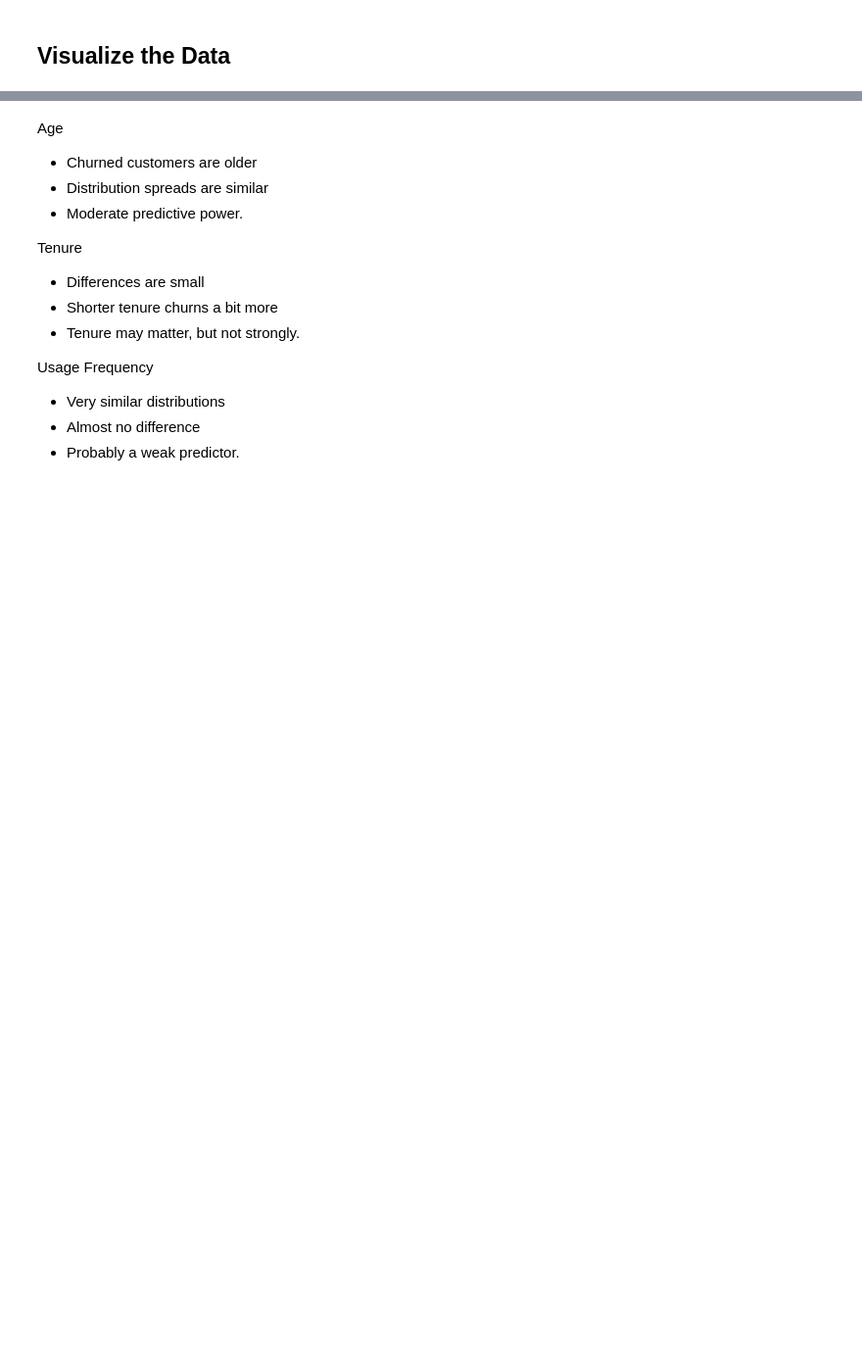
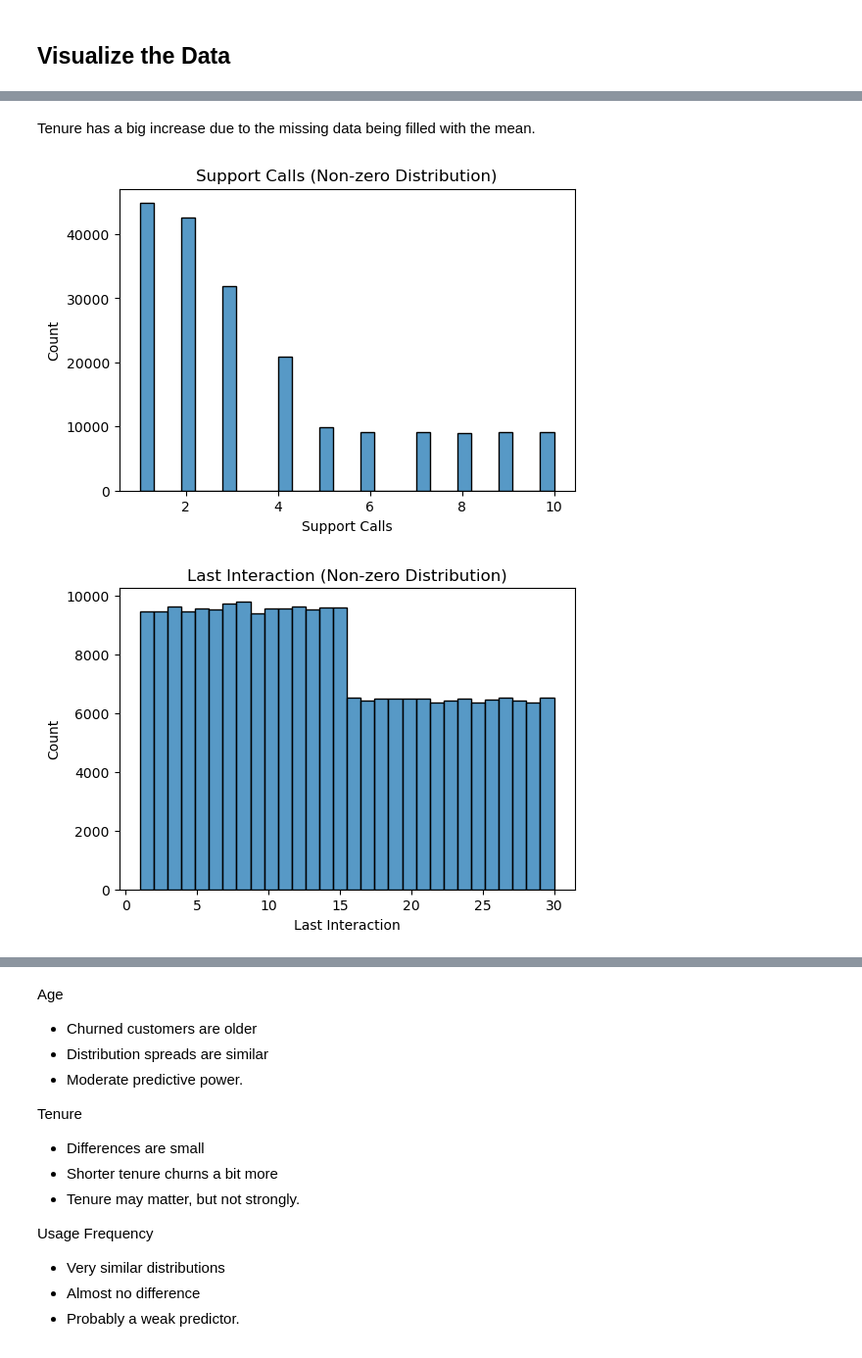
Before and after one commit to KirstenZimmerman/Data-Science-Final-311, a Jupyter notebook: notebooks/eda_analysis.ipynb, the cells around one changed output, grey strips where cells are left out. Shown at 98% size. Cells and saved outputs as stored; diff of their text form; code cells hidden in the pictures; blank space fills up the shorter version.

```diff
--- a/notebooks/eda_analysis.ipynb
+++ b/notebooks/eda_analysis.ipynb
@@ -247,6 +172,0 @@ train_clean.isnull().sum()
-# %%
-#Droping Last Due Data and Last Payment Date columns because they are objects and will not help churn prediction
-train_clean = train_clean.drop(columns=["Last Due Date", "Last Payment Date"])
-# %%
-#not needed for modeling
-train_clean = train_clean.drop(columns=["CustomerID"])
@@ -273,6 +194,12 @@ plt.show()
+# %% [markdown]
+Tenure has a big increase due to the missing data being filled with the mean.
 # %%
-for col in ["Tenure", "Support Calls", "Payment Delay", "Last Interaction"]:
+#since we filled missing with 0, show non-zero distributions for support class and last interaction
+for col in ["Support Calls", "Last Interaction"]:
     plt.figure(figsize=(6,4))
     sns.histplot(train_clean[train_clean[col] > 0][col], bins=30)
     plt.title(f"{col} (Non-zero Distribution)")
     plt.show()
+# %% [output]
+[figure, added]
+[figure, added]
```
Also changed, not shown: parts of 38 cells of this notebook, 13 other files.
